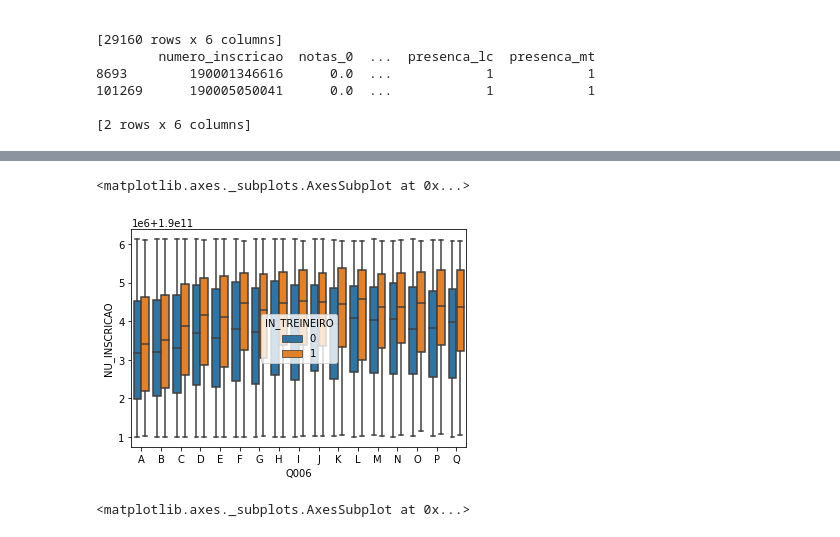
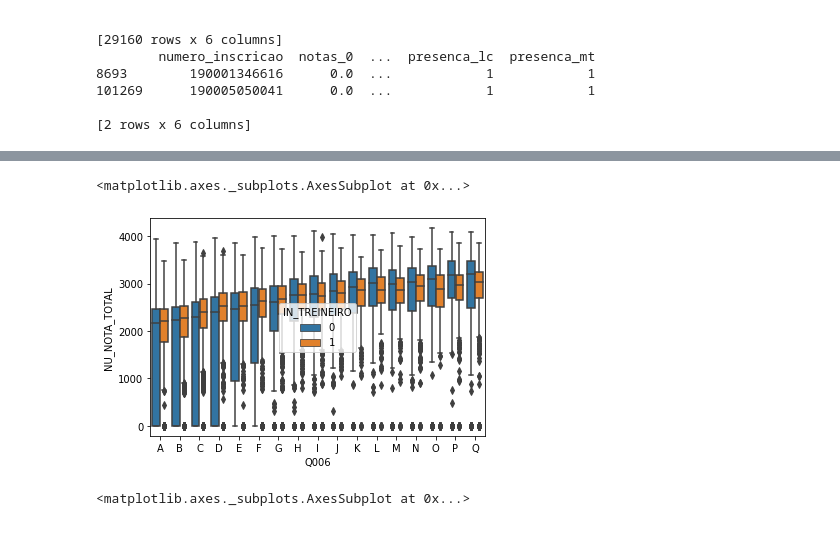
Before and after one commit to deboragoncalves/imersao-dados-alura, a Jupyter notebook: desafios/desafios_aula02.ipynb, the cells around one changed output, grey strips where cells are left out. Saved outputs shown, nothing was run; the diff lists cells and outputs as text; code cells hidden in the pictures.

```diff
--- a/desafios/desafios_aula02.ipynb
+++ b/desafios/desafios_aula02.ipynb
@@ -188,23 +188,29 @@ Index: []
 # %%
 # Desafio 7: Verificar a proporção dos participantes de rendas mais altas e mais baixas entre os treineiros e não treineiros.
 
 import pandas as pd
 import seaborn as sns
 
 fonte = "https://github.com/alura-cursos/imersao-dados-2-2020/blob/master/MICRODADOS_ENEM_2019_SAMPLE_43278.csv?raw=true"
 
 data = pd.read_csv(fonte)
 
+provas = ["NU_NOTA_CN", "NU_NOTA_CH", "NU_NOTA_LC", "NU_NOTA_MT", "NU_NOTA_REDACAO"]
+
+data["NU_NOTA_TOTAL"] = data[provas].sum(axis=1)
+
+provas.append("NU_NOTA_TOTAL")
+
 def criar_grafico(eixo_y):
   renda_ordenada = data["Q006"].unique()
   renda_ordenada.sort()
 
   return sns.boxplot(x=data["Q006"], y=eixo_y, hue=data["IN_TREINEIRO"], data=dados, order=renda_ordenada)
 
-criar_grafico(data["NU_INSCRICAO"])
+criar_grafico(data["NU_NOTA_TOTAL"])
 # %% [output]
 <matplotlib.axes._subplots.AxesSubplot at 0x...>
-[figure, old version]
+[figure, new version]
 # %%
 # Desafio 8: Verificar se as pessoas que tem acesso à internet tem notas mais altas
 
```
